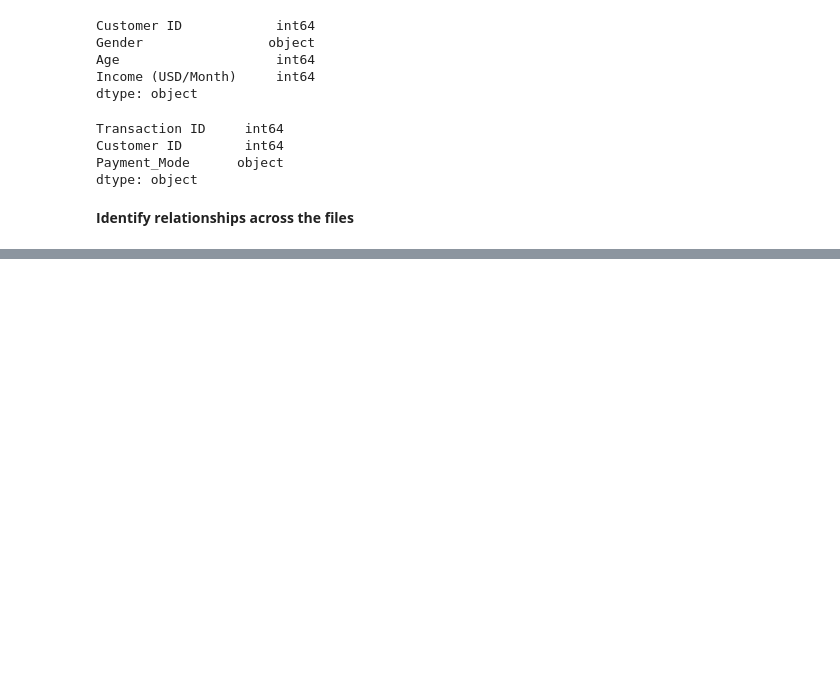
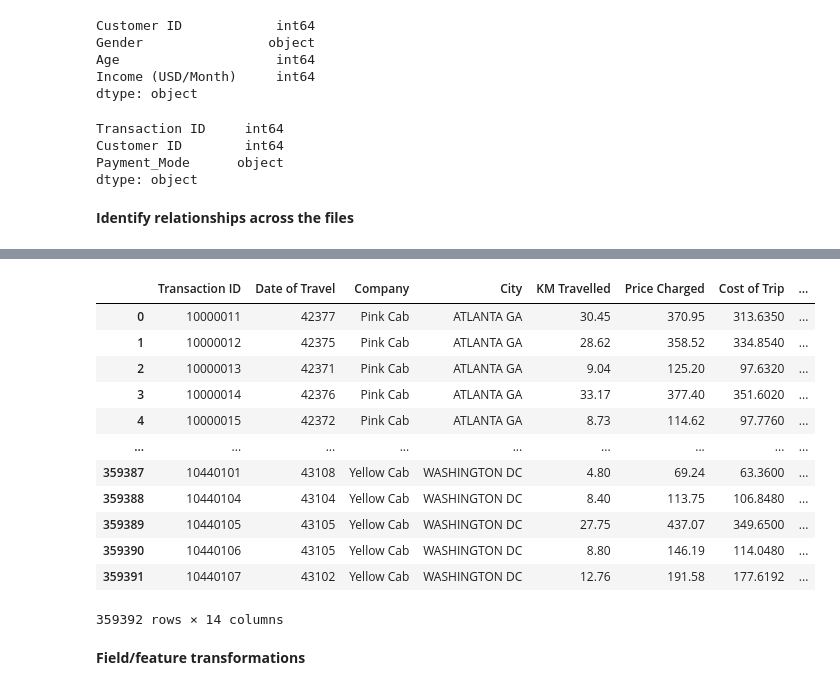
Before and after one commit to awwab-ahmed/DataGlacier, a Jupyter notebook: Week2/EDA Notebook (G2M insight for Cab Investment firm).ipynb, the cells around one changed output, grey strips where cells are left out. Saved outputs shown, nothing was run; the diff lists cells and outputs as text; code cells hidden in the pictures; blank space fills up the shorter version.

```diff
--- a/Week2/EDA Notebook (G2M insight for Cab Investment firm).ipynb
+++ b/Week2/EDA Notebook (G2M insight for Cab Investment firm).ipynb
@@ -114,0 +132,3 @@ dtype: object
+# %%
+Customer_ID_and_Transaction_ID = pd.merge(Customer_ID, Transaction_ID, on='Customer ID')
+Customer_ID_and_Transaction_ID
@@ -114,0 +149,19 @@ dtype: object
+# %%
+all_datasets_merged = pd.merge(Cab_Data_and_City, Customer_ID_and_Transaction_ID, on='Transaction ID')
+all_datasets_merged
+# %% [output]
+|  | Transaction ID | Date of Travel | Company | City | KM Travelled | Price Charged | Cost of Trip | ... |
+| 0 | 10000011 | 42377 | Pink Cab | ATLANTA GA | 30.45 | 370.95 | 313.6350 | ... |
+| 1 | 10000012 | 42375 | Pink Cab | ATLANTA GA | 28.62 | 358.52 | 334.8540 | ... |
+| 2 | 10000013 | 42371 | Pink Cab | ATLANTA GA | 9.04 | 125.20 | 97.6320 | ... |
+| 3 | 10000014 | 42376 | Pink Cab | ATLANTA GA | 33.17 | 377.40 | 351.6020 | ... |
+| 4 | 10000015 | 42372 | Pink Cab | ATLANTA GA | 8.73 | 114.62 | 97.7760 | ... |
+| ... | ... | ... | ... | ... | ... | ... | ... | ... |
+| 359387 | 10440101 | 43108 | Yellow Cab | WASHINGTON DC | 4.80 | 69.24 | 63.3600 | ... |
+| 359388 | 10440104 | 43104 | Yellow Cab | WASHINGTON DC | 8.40 | 113.75 | 106.8480 | ... |
+| 359389 | 10440105 | 43105 | Yellow Cab | WASHINGTON DC | 27.75 | 437.07 | 349.6500 | ... |
+| 359390 | 10440106 | 43105 | Yellow Cab | WASHINGTON DC | 8.80 | 146.19 | 114.0480 | ... |
+| 359391 | 10440107 | 43102 | Yellow Cab | WASHINGTON DC | 12.76 | 191.58 | 177.6192 | ... |
+359392 rows × 14 columns
+# %% [markdown]
+**Field/feature transformations**
```
Also changed, not shown: parts of 2 cells of this notebook.
